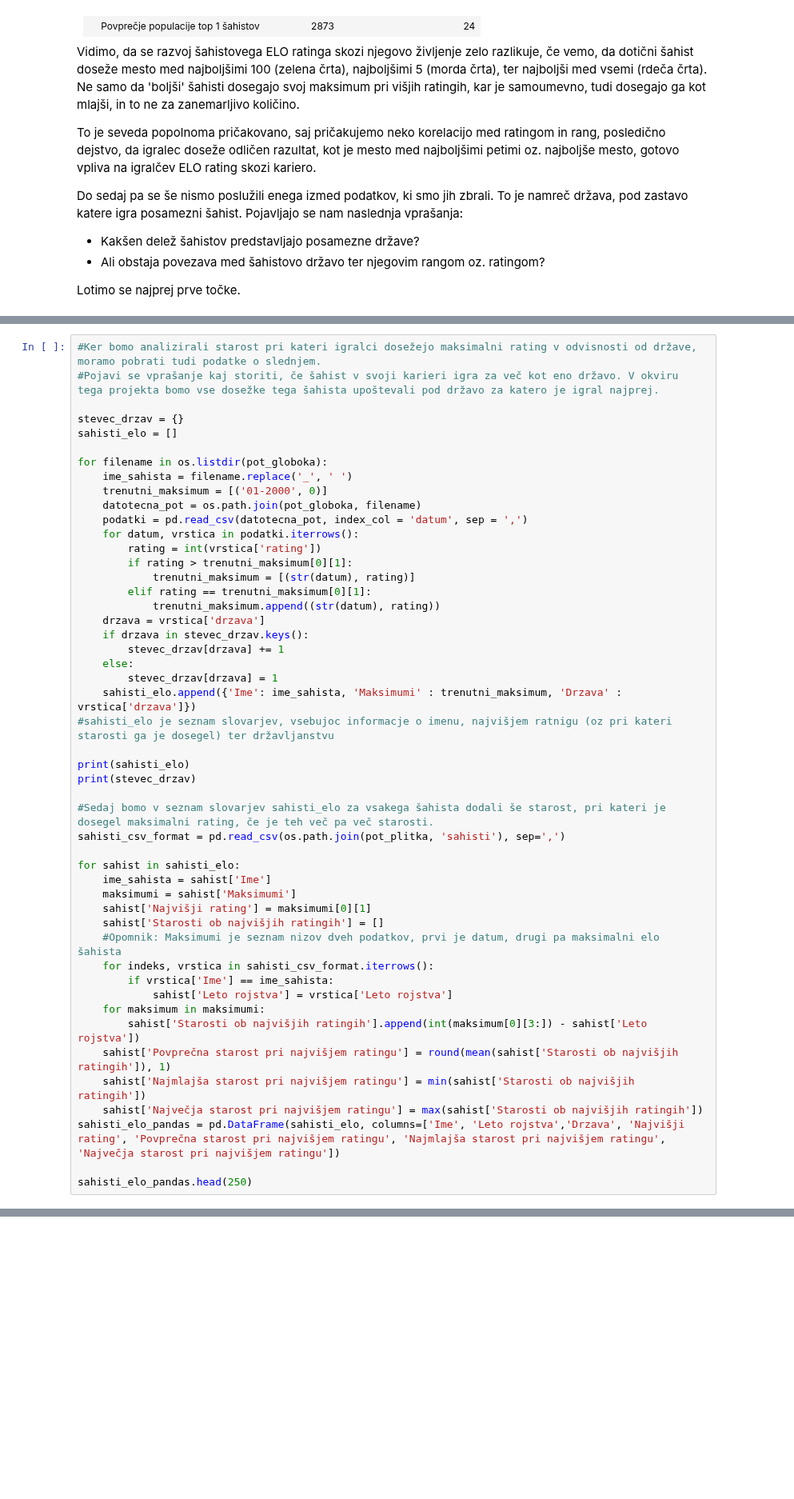
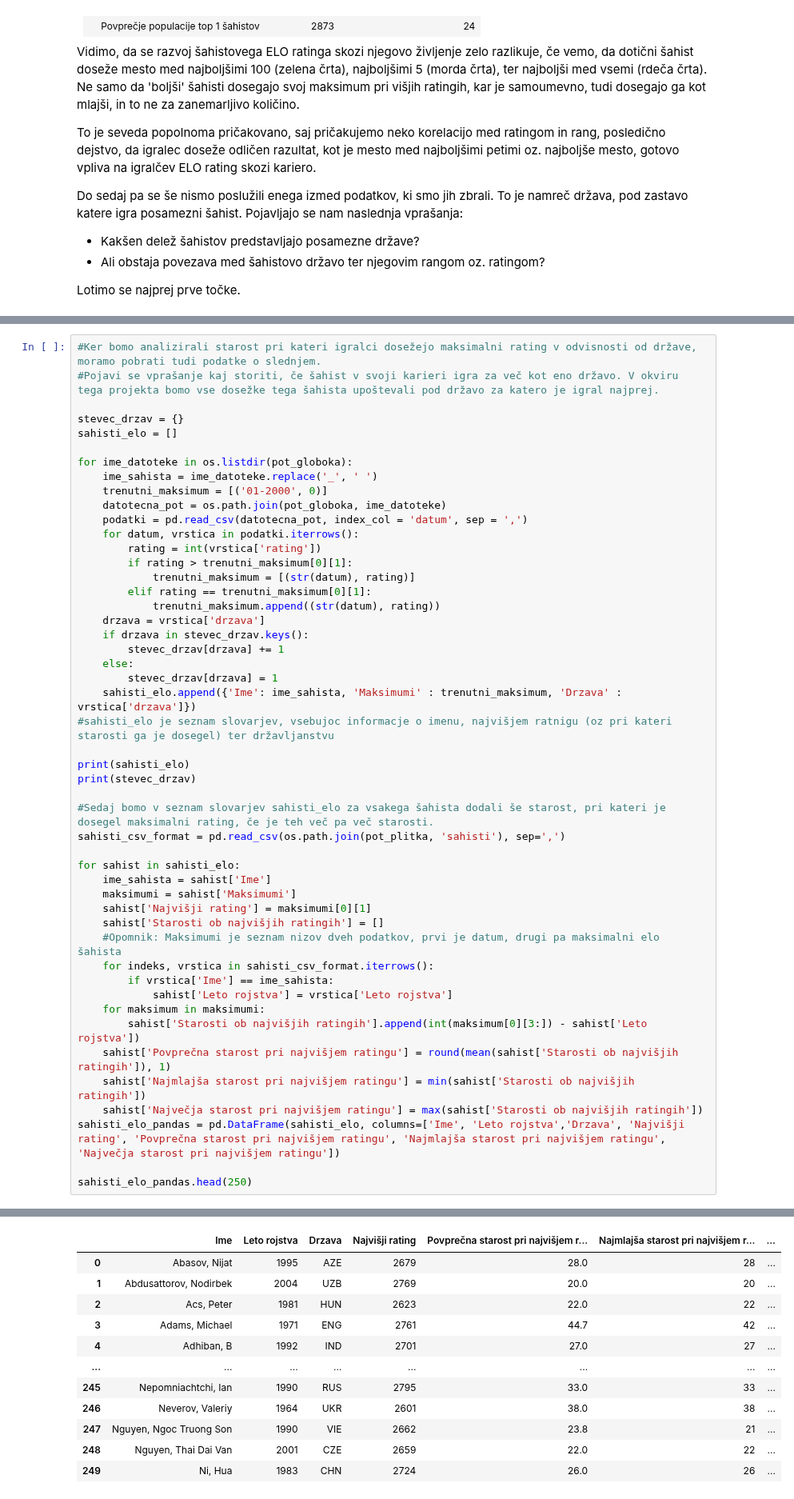
Before and after one commit to HugoTrebse/UVP-projektna-naloga, a Jupyter notebook: analiza_podatkov.ipynb, the cells around one changed output, grey strips where cells are left out. Shown at 80% size. Saved outputs shown, nothing was run; the diff lists cells and outputs as text; blank space fills up the shorter version.

```diff
--- a/analiza_podatkov.ipynb
+++ b/analiza_podatkov.ipynb
@@ -264,10 +376,10 @@ sahisti
 stevec_drzav = {}
 sahisti_elo = []
 
-for filename in os.listdir(pot_globoka):
-    ime_sahista = filename.replace('_', ' ')
+for ime_datoteke in os.listdir(pot_globoka):
+    ime_sahista = ime_datoteke.replace('_', ' ')
     trenutni_maksimum = [('01-2000', 0)]
-    datotecna_pot = os.path.join(pot_globoka, filename)
+    datotecna_pot = os.path.join(pot_globoka, ime_datoteke)
     podatki = pd.read_csv(datotecna_pot, index_col = 'datum', sep = ',')
     for datum, vrstica in podatki.iterrows():
         rating = int(vrstica['rating'])
@@ -310,0 +424,12 @@ AttributeError: 'Axes' object has no attribute 'listdir'
+|  | Ime | Leto rojstva | Drzava | Najvišji rating | Povprečna starost pri najvišjem r... | Najmlajša starost pri najvišjem r... | ... |
+| 0 | Abasov, Nijat | 1995 | AZE | 2679 | 28.0 | 28 | ... |
+| 1 | Abdusattorov, Nodirbek | 2004 | UZB | 2769 | 20.0 | 20 | ... |
+| 2 | Acs, Peter | 1981 | HUN | 2623 | 22.0 | 22 | ... |
+| 3 | Adams, Michael | 1971 | ENG | 2761 | 44.7 | 42 | ... |
+| 4 | Adhiban, B | 1992 | IND | 2701 | 27.0 | 27 | ... |
+| ... | ... | ... | ... | ... | ... | ... | ... |
+| 245 | Nepomniachtchi, Ian | 1990 | RUS | 2795 | 33.0 | 33 | ... |
+| 246 | Neverov, Valeriy | 1964 | UKR | 2601 | 38.0 | 38 | ... |
+| 247 | Nguyen, Ngoc Truong Son | 1990 | VIE | 2662 | 23.8 | 21 | ... |
+| 248 | Nguyen, Thai Dai Van | 2001 | CZE | 2659 | 22.0 | 22 | ... |
+| 249 | Ni, Hua | 1983 | CHN | 2724 | 26.0 | 26 | ... |
```
Also changed, not shown: parts of 17 cells of this notebook.
